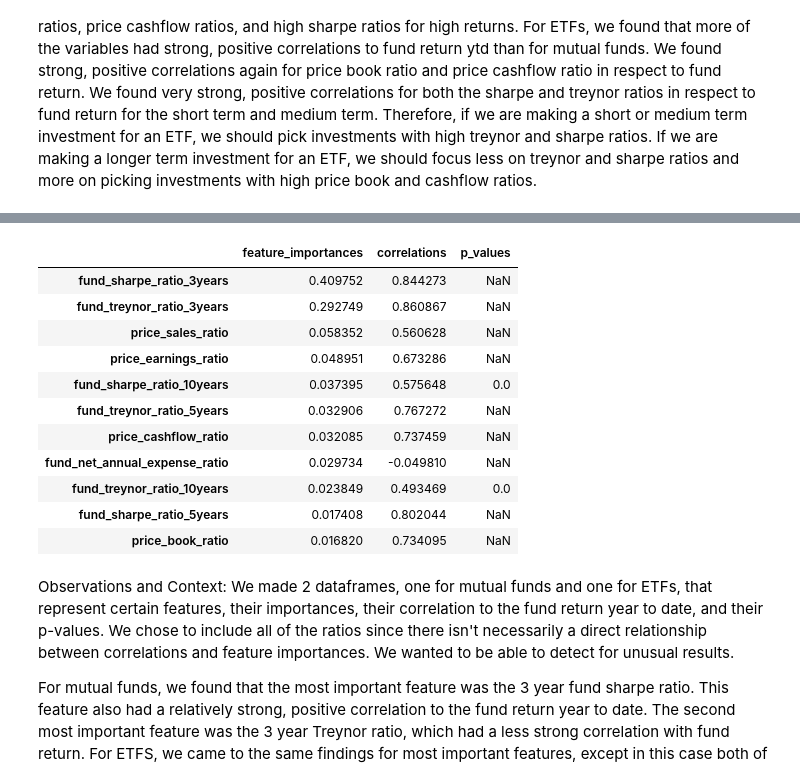
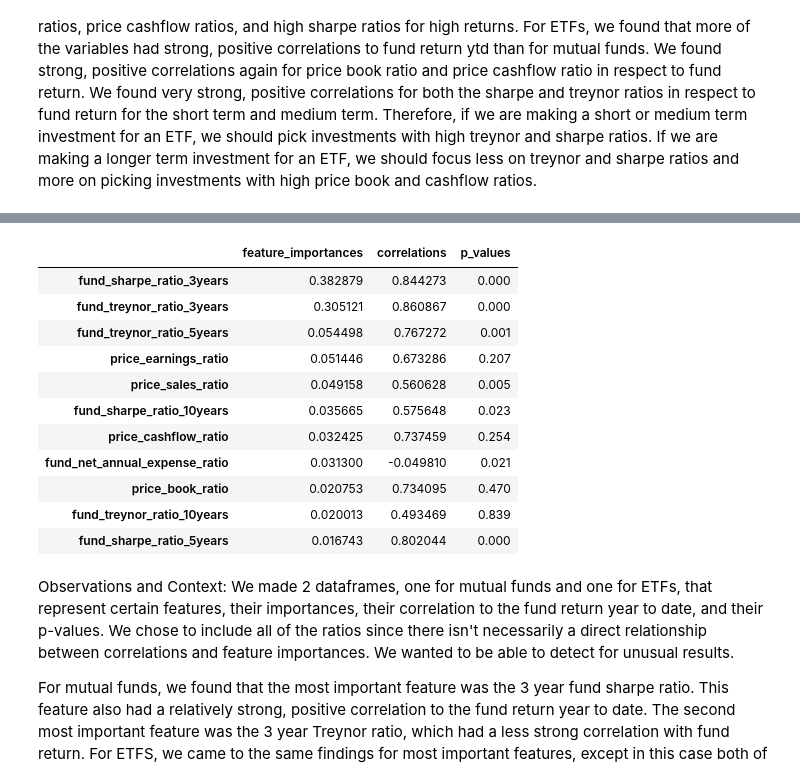
Before and after one commit to ctr48/Info2950FinalProject, a Jupyter notebook: May11V1.ipynb, the cells around one changed output, grey strips where cells are left out. Saved outputs shown, nothing was run; the diff lists cells and outputs as text; code cells hidden in the pictures.

```diff
--- a/May11V1.ipynb
+++ b/May11V1.ipynb
@@ -955,7 +955,7 @@ linearmodel4 = sm.OLS(y4, exog4)
 result4 = linearmodel4.fit()
 print(result4.summary())
 
-feat_df4['p_values'] = pd.Series(result.pvalues.round(3)).drop('const')
+feat_df4['p_values'] = pd.Series(result4.pvalues.round(3)).drop('const')
 feat_df4
 # %% [output]
                             OLS Regression Results
@@ -968,25 +968,25 @@ Time:                        14:36:01   Log-Likelihood:                -1038.9
 No. Observations:                 310   AIC:                             2102.
 Df Residuals:                     298   BIC:                             2147.
 Df Model:                          11
 Covariance Type:            nonrobust
 =================================================================================================
 ... (21 lines left out)
 Warnings:
 [1] Standard Errors assume that the covariance matrix of the errors is correctly specified.
 [2] The condition number is large, 1.07e+03. This might indicate that there are
 strong multicollinearity or other numerical problems.
 |  | feature_importances | correlations | p_values |
-| fund_sharpe_ratio_3years | 0.409752 | 0.844273 | NaN |
-| fund_treynor_ratio_3years | 0.292749 | 0.860867 | NaN |
-| price_sales_ratio | 0.058352 | 0.560628 | NaN |
-| price_earnings_ratio | 0.048951 | 0.673286 | NaN |
-| fund_sharpe_ratio_10years | 0.037395 | 0.575648 | 0.0 |
-| fund_treynor_ratio_5years | 0.032906 | 0.767272 | NaN |
-| price_cashflow_ratio | 0.032085 | 0.737459 | NaN |
-| fund_net_annual_expense_ratio | 0.029734 | -0.049810 | NaN |
-| fund_treynor_ratio_10years | 0.023849 | 0.493469 | 0.0 |
-| fund_sharpe_ratio_5years | 0.017408 | 0.802044 | NaN |
-| price_book_ratio | 0.016820 | 0.734095 | NaN |
+| fund_sharpe_ratio_3years | 0.382879 | 0.844273 | 0.000 |
+| fund_treynor_ratio_3years | 0.305121 | 0.860867 | 0.000 |
+| fund_treynor_ratio_5years | 0.054498 | 0.767272 | 0.001 |
+| price_earnings_ratio | 0.051446 | 0.673286 | 0.207 |
+| price_sales_ratio | 0.049158 | 0.560628 | 0.005 |
+| fund_sharpe_ratio_10years | 0.035665 | 0.575648 | 0.023 |
+| price_cashflow_ratio | 0.032425 | 0.737459 | 0.254 |
+| fund_net_annual_expense_ratio | 0.031300 | -0.049810 | 0.021 |
+| price_book_ratio | 0.020753 | 0.734095 | 0.470 |
+| fund_treynor_ratio_10years | 0.020013 | 0.493469 | 0.839 |
+| fund_sharpe_ratio_5years | 0.016743 | 0.802044 | 0.000 |
 # %% [markdown]
 Observations and Context:
 We made 2 dataframes, one for mutual funds and one for ETFs, that represent certain features, their importances, their correlation to the fund return year to date, and their p-values. We chose to include all of the ratios since there isn't necessarily a direct relationship between correlations and feature importances. We wanted to be able to detect for unusual results.
```
Also changed, not shown: parts of 30 cells of this notebook.
